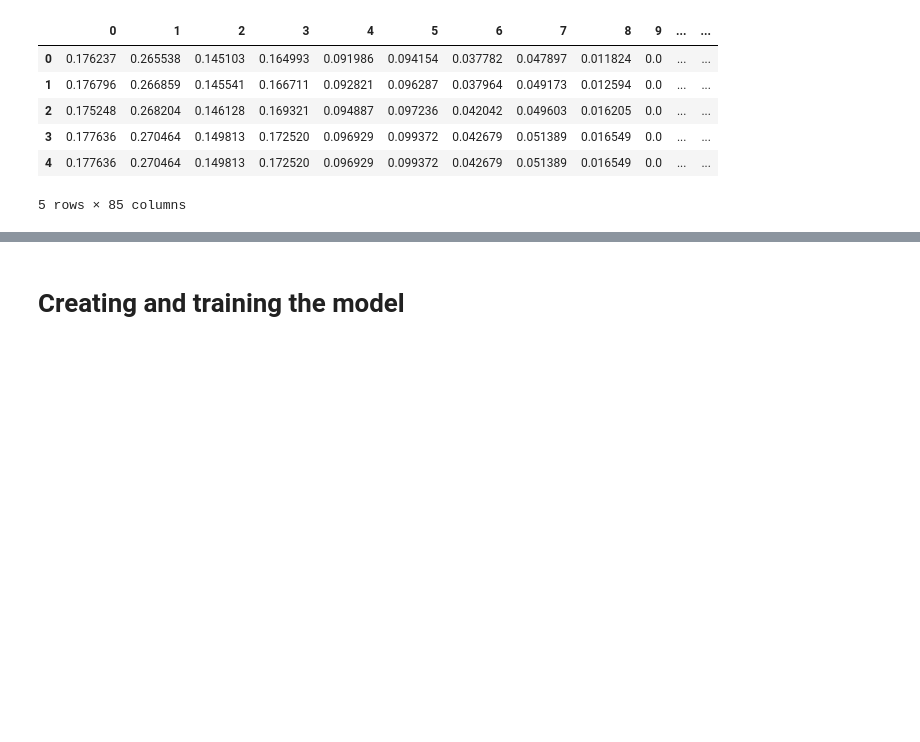
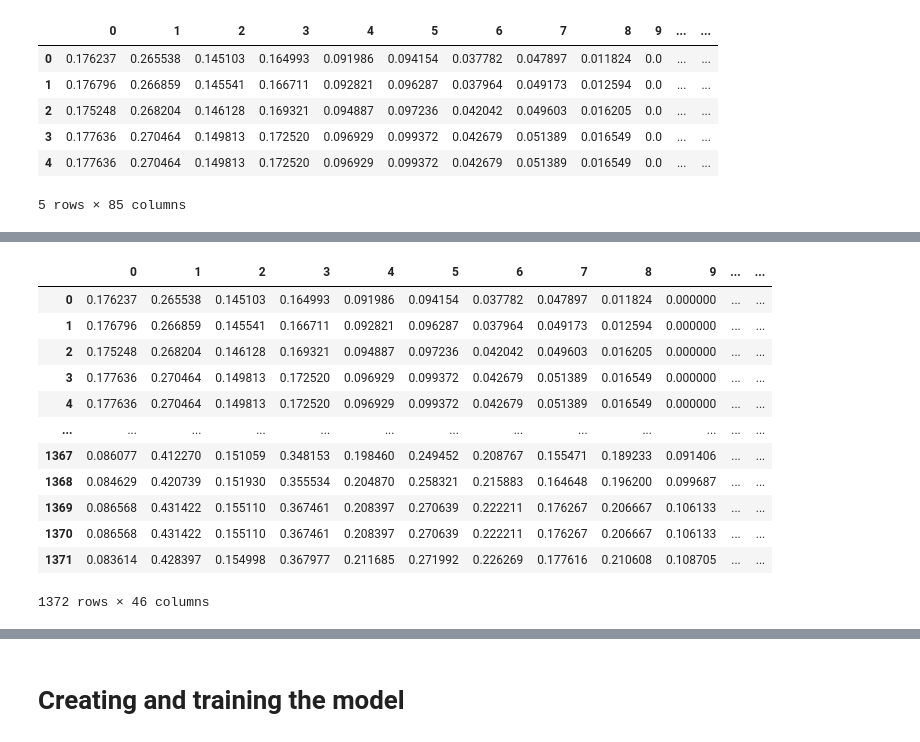
Before and after one commit to YESsPeace/simple-sign-language-detection, a Jupyter notebook: train_model.ipynb, the cells around one changed output, grey strips where cells are left out. Cells and saved outputs as stored; diff of their text form; code cells hidden in the pictures; blank space fills up the shorter version.

```diff
--- a/train_model.ipynb
+++ b/train_model.ipynb
@@ -147,0 +120,21 @@ plt.show()
+# %%
+mirror_able_signs = [str(sign_number) for sign_number in range(4, 11)]
+
+df.loc[df['sign_number'].isin(mirror_able_signs), ['vertically_mirror_able', 'horizontal_mirror_able',
+                                                   'vertically_horizontally_mirror_able']] = True
+
+df
+# %% [output]
+|  | 0 | 1 | 2 | 3 | 4 | 5 | 6 | 7 | 8 | 9 | ... | ... |
+| 0 | 0.176237 | 0.265538 | 0.145103 | 0.164993 | 0.091986 | 0.094154 | 0.037782 | 0.047897 | 0.011824 | 0.000000 | ... | ... |
+| 1 | 0.176796 | 0.266859 | 0.145541 | 0.166711 | 0.092821 | 0.096287 | 0.037964 | 0.049173 | 0.012594 | 0.000000 | ... | ... |
+| 2 | 0.175248 | 0.268204 | 0.146128 | 0.169321 | 0.094887 | 0.097236 | 0.042042 | 0.049603 | 0.016205 | 0.000000 | ... | ... |
+| 3 | 0.177636 | 0.270464 | 0.149813 | 0.172520 | 0.096929 | 0.099372 | 0.042679 | 0.051389 | 0.016549 | 0.000000 | ... | ... |
+| 4 | 0.177636 | 0.270464 | 0.149813 | 0.172520 | 0.096929 | 0.099372 | 0.042679 | 0.051389 | 0.016549 | 0.000000 | ... | ... |
+| ... | ... | ... | ... | ... | ... | ... | ... | ... | ... | ... | ... | ... |
+| 1367 | 0.086077 | 0.412270 | 0.151059 | 0.348153 | 0.198460 | 0.249452 | 0.208767 | 0.155471 | 0.189233 | 0.091406 | ... | ... |
+| 1368 | 0.084629 | 0.420739 | 0.151930 | 0.355534 | 0.204870 | 0.258321 | 0.215883 | 0.164648 | 0.196200 | 0.099687 | ... | ... |
+| 1369 | 0.086568 | 0.431422 | 0.155110 | 0.367461 | 0.208397 | 0.270639 | 0.222211 | 0.176267 | 0.206667 | 0.106133 | ... | ... |
+| 1370 | 0.086568 | 0.431422 | 0.155110 | 0.367461 | 0.208397 | 0.270639 | 0.222211 | 0.176267 | 0.206667 | 0.106133 | ... | ... |
+| 1371 | 0.083614 | 0.428397 | 0.154998 | 0.367977 | 0.211685 | 0.271992 | 0.226269 | 0.177616 | 0.210608 | 0.108705 | ... | ... |
+1372 rows × 46 columns
```
Also changed, not shown: parts of 14 cells of this notebook, 5 other files.
